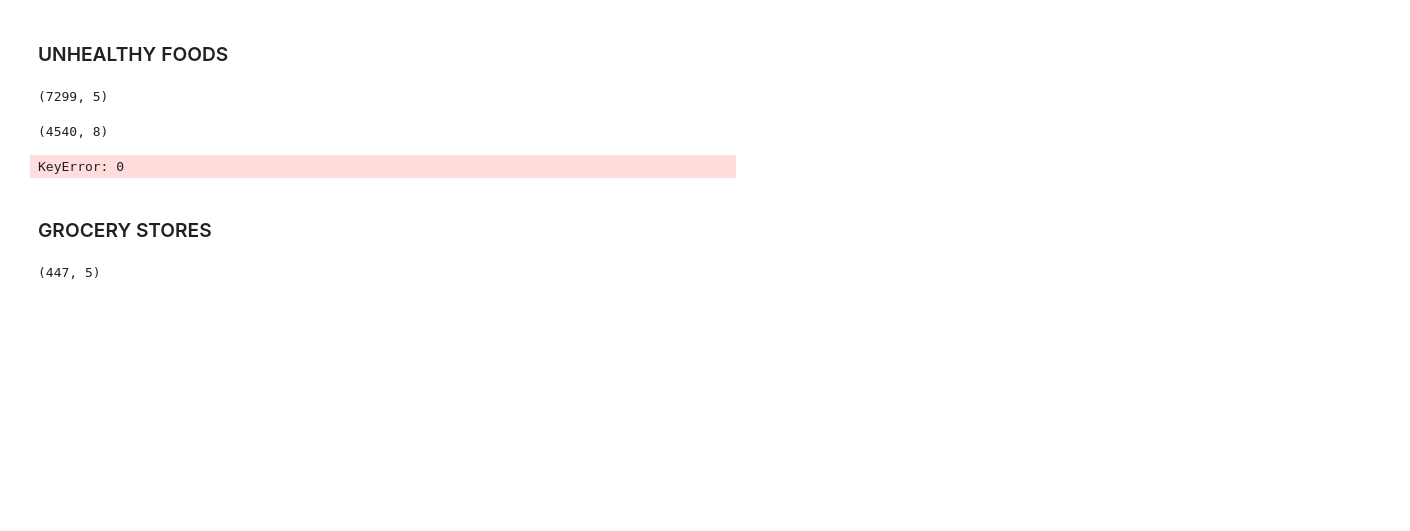
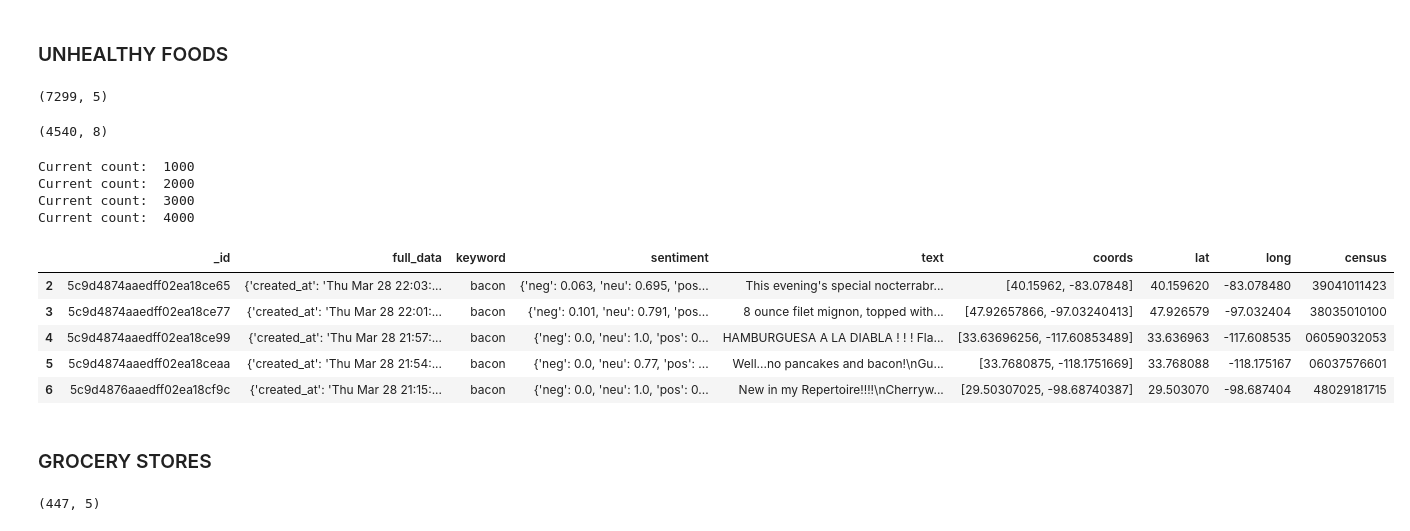
Before and after one commit to karinapatel/food-desert-prediction, a Jupyter notebook: geo_data.ipynb, the cells around one changed output. Drawn from its saved outputs; the diff is of its cells as text; code cells hidden in the pictures; blank space fills up the shorter version.

```diff
--- a/geo_data.ipynb
+++ b/geo_data.ipynb
@@ -13,8 +19,4 @@ import time
 # %%
-client = MongoClient()
-db = client['capstone']
-sid = SentimentIntensityAnalyzer()
-
 def pull_geodata(coll_name):
     coll=db[coll_name]
     query = coll.find({"full_data.geo" : {"$exists" : True,"$ne" : None}})
@@ -46,11 +48,11 @@ def prep_twitter_df(df):
     us_df['lat'] = us_df.coords.apply(lambda x: x[0])
     us_df['long'] = us_df.coords.apply(lambda x: x[1])
 
-    us_df['text'] = us_df['text'].apply(clean_text)
+    us_df['text'] = us_df['text'].apply(lambda x: re.sub(r"http\S+", "", x))
 
 
     us_df['sentiment'] = us_df['text'].apply(lambda x: sid.polarity_scores(x))
-
+    us_df['sentiment'] = us_df['sentiment'].apply(ast.literal_eval)
     return us_df
 # %%
 #join census data
@@ -67,7 +69,9 @@ def census_df(df):
     count=0
     req_count=0
     while len(census)< df.shape[0]:
-        census.append(get_census(df['coords'][count]))
+        census.append(get_census(df['coords'].iloc[count]))
+        req_count+=1
+        count+=1
         if req_count % 1000 == 0:
             print("Current count: ",req_count)
             time.sleep(30)
@@ -136,4 +142,16 @@ us_unhealthy.shape
 # %%
 census_unhealthy = census_df(us_unhealthy)
 # %% [output]
-KeyError: 0
+Current count:  1000
+Current count:  2000
+Current count:  3000
+Current count:  4000
+# %%
+census_unhealthy.head()
+# %% [output]
+|  | _id | full_data | keyword | sentiment | text | coords | lat | long | census |
+| 2 | 5c9d4874aaedff02ea18ce65 | {'created_at': 'Thu Mar 28 22:03:... | bacon | {'neg': 0.063, 'neu': 0.695, 'pos... | This evening's special nocterrabr... | [40.15962, -83.07848] | 40.159620 | -83.078480 | 39041011423 |
+| 3 | 5c9d4874aaedff02ea18ce77 | {'created_at': 'Thu Mar 28 22:01:... | bacon | {'neg': 0.101, 'neu': 0.791, 'pos... | 8 ounce filet mignon, topped with... | [47.92657866, -97.03240413] | 47.926579 | -97.032404 | 38035010100 |
+| 4 | 5c9d4874aaedff02ea18ce99 | {'created_at': 'Thu Mar 28 21:57:... | bacon | {'neg': 0.0, 'neu': 1.0, 'pos': 0... | HAMBURGUESA A LA DIABLA ! ! ! Fla... | [33.63696256, -117.60853489] | 33.636963 | -117.608535 | 06059032053 |
+| 5 | 5c9d4874aaedff02ea18ceaa | {'created_at': 'Thu Mar 28 21:54:... | bacon | {'neg': 0.0, 'neu': 0.77, 'pos': ... | Well...no pancakes and bacon!\nGu... | [33.7680875, -118.1751669] | 33.768088 | -118.175167 | 06037576601 |
+| 6 | 5c9d4876aaedff02ea18cf9c | {'created_at': 'Thu Mar 28 21:15:... | bacon | {'neg': 0.0, 'neu': 1.0, 'pos': 0... | New in my Repertoire!!!!\nCherryw... | [29.50307025, -98.68740387] | 29.503070 | -98.687404 | 48029181715 |
```
Also changed, not shown: parts of 11 cells of this notebook, 12 other files.
